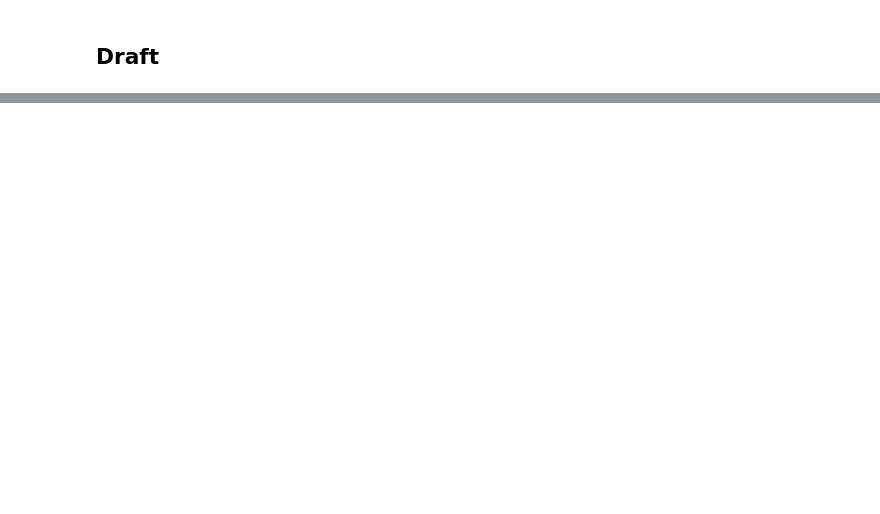
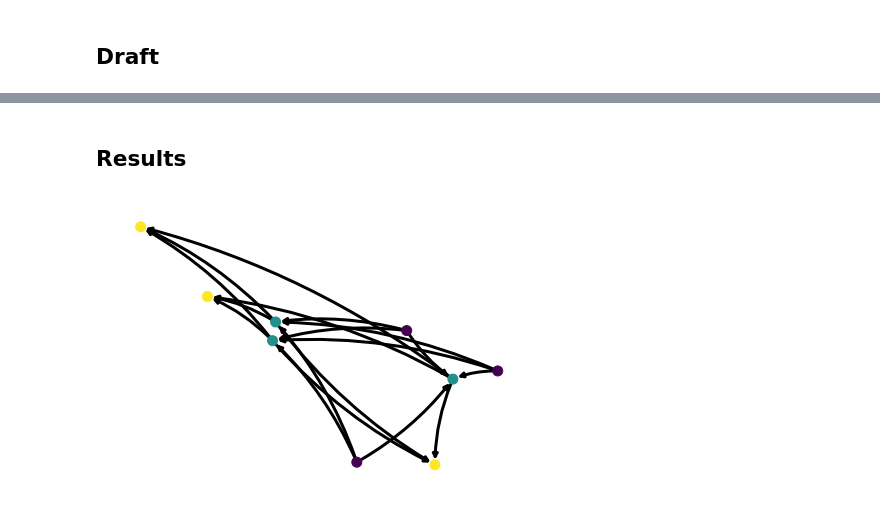
Before and after one commit to LarsHadidi/PRONTO, a Jupyter notebook: research/PDP-AQC.ipynb, the cells around one changed output, grey strips where cells are left out. Drawn from its saved outputs; the diff is of its cells as text; code cells hidden in the pictures; blank space fills up the shorter version.

Commit message:
aml: added visualization of CQM results

```diff
--- a/research/PDP-AQC.ipynb
+++ b/research/PDP-AQC.ipynb
@@ -121,0 +118,3 @@ print(sampleset)
+# %%
+with open('solution', 'rb') as f:
+  sol = pickle.load(f)
@@ -121,0 +130,43 @@ print(sampleset)
+# %%
+smp = sol.iloc[0]['sample']
+# %%
+s = np.array([smp[f's_{i}'] for i in range(N)])
+m = np.array([smp[f'm_{i}'] for i in range(N)])
+d = np.array([smp[f'd_{i}'] for i in range(N)])
+e = np.array([[smp[f'e_{i}_{j}'] for j in range(N)] for i in range(N)])
+# %% [markdown]
+## Results
+# %%
+def draw_graph(nodes: dict, edges: list):
+	G = nx.DiGraph()
+	G.add_nodes_from(nodes)
+	G.add_edges_from(edges)
+	pos = {k: list(v.values()) for k, v in nodes.items()}
+	node_colors = np.array(list(dict(G.in_degree(G.nodes)).values())) - np.array(list(dict(G.out_degree(G.nodes)).values()))
+
+	nx.draw(
+			G, pos,
+			node_color = node_colors,
+			width=3, node_size=100, connectionstyle='arc3,rad=0.1')
+	plt.show()
+# %%
+idx_s = [idx for idx, val in enumerate(s) if val == 1]
+idx_m = [idx for idx, val in enumerate(m) if val == 1]
+idx_d = [idx for idx, val in enumerate(d) if val == 1]
+
+edges = []
+G.clear_edges()
+for i in idx_s:
+    target = [j for j in range(N) if e[i,j] == 1]
+    for j in target:
+        edges.append((i, j))
+
+for i in idx_m:
+    source = [j for j in range(N) if e[j,i] == 1]
+    target = [j for j in range(N) if e[i,j] == 1]
+    for j in target:
+        edges.append((i, j))
+
+draw_graph(dict(G.nodes(data=True)), edges)
+# %% [output]
+[figure, added]
```
Also changed, not shown: parts of 8 cells of this notebook.
